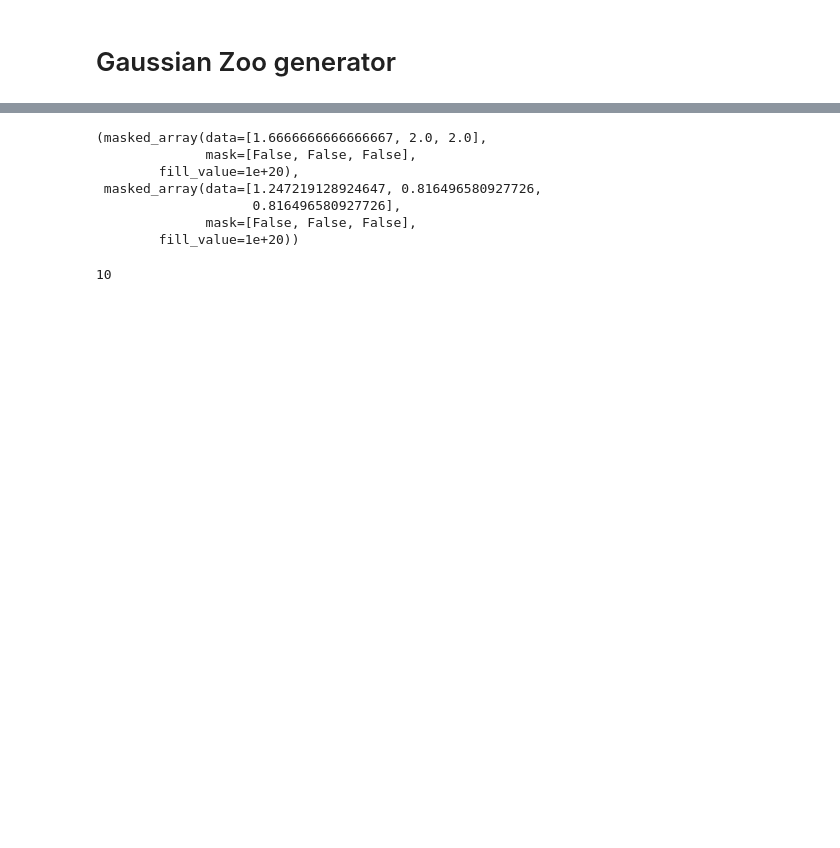
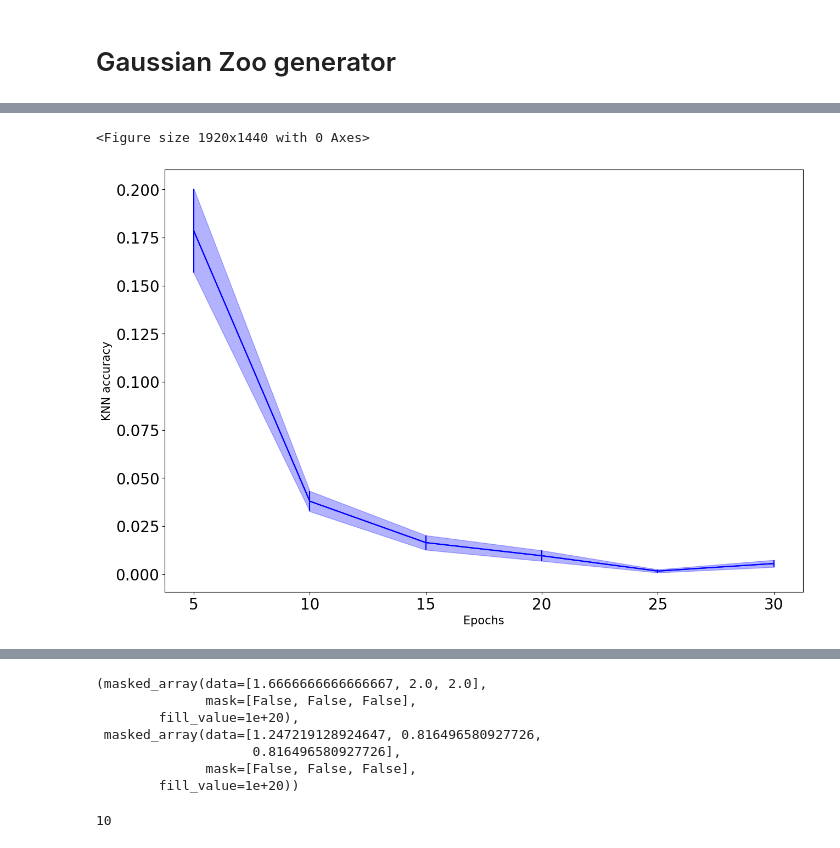
Before and after one commit to Koketsoc137/spectra_for_features, a Jupyter notebook: autocorrelation.ipynb, the cells around one changed output, grey strips where cells are left out. Drawn from its saved outputs; the diff is of its cells as text; code cells hidden in the pictures; blank space fills up the shorter version.

```diff
--- a/autocorrelation.ipynb
+++ b/autocorrelation.ipynb
@@ -85,0 +87,21 @@ len(corr)
+# %%
+fig = plt.figure(dpi = 300)
+plt.style.use("default")
+plt.figure(figsize=(15,10))
+plt.rcParams.update({'font.size': 20})
+
+cov_ranges = [5,10,15,20,25,30]
+x2 = cov_ranges
+yerr2 = np.array([b/2 for a,b in structure])
+y2 = np.array([a for a,b in structure])
+plt.plot(cov_ranges,[a for a,b in structure],markersize=5,label  = "Random Weights", c = "blue")
+plt.fill_between(x2, y2-yerr2, y2+yerr2, color = "blue",alpha = .3)
+plt.errorbar(x2, y2, yerr=yerr2, c = "blue")
+
+plt.ylabel("KNN accuracy",fontsize = 15)
+plt.xlabel("Epochs",fontsize = 15)
+
+plt.show()
+# %% [output]
+<Figure size 1920x1440 with 0 Axes>
+[figure, added]
```
Also changed, not shown: parts of 9 cells of this notebook, 1 other file.
